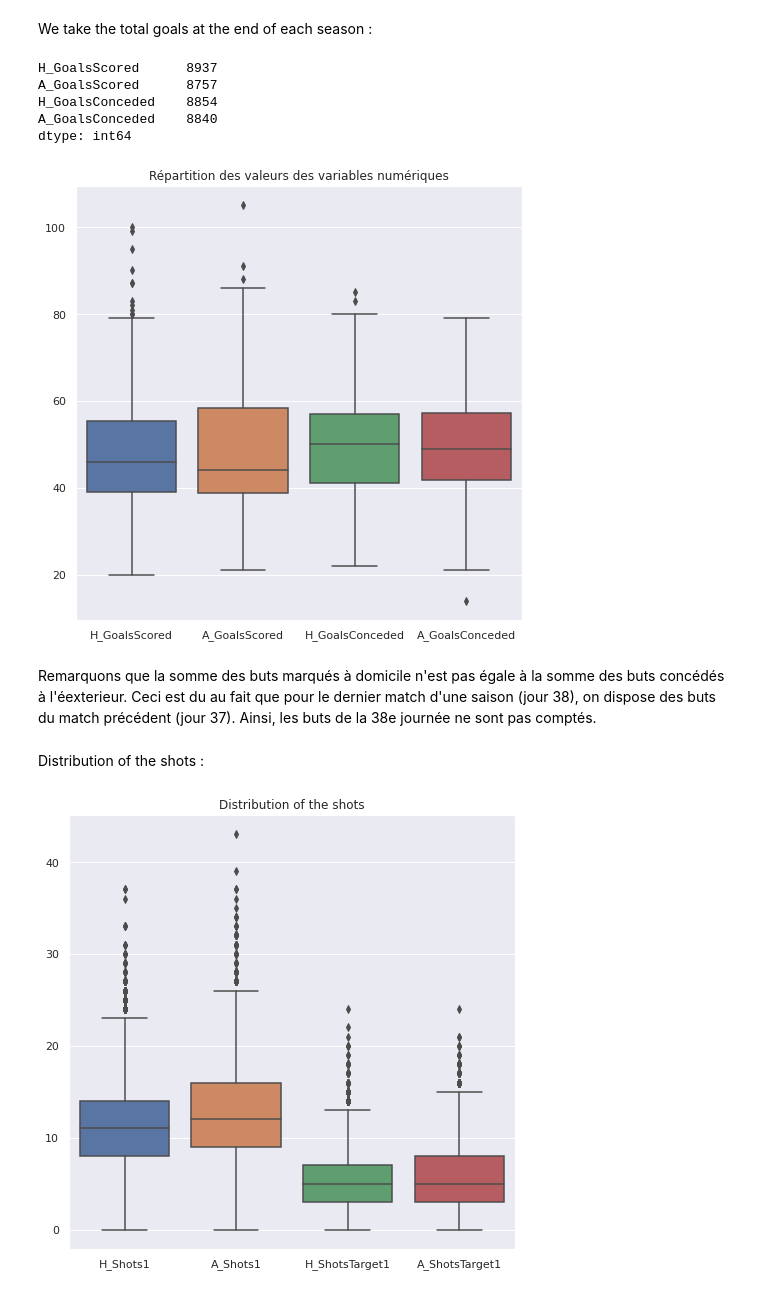
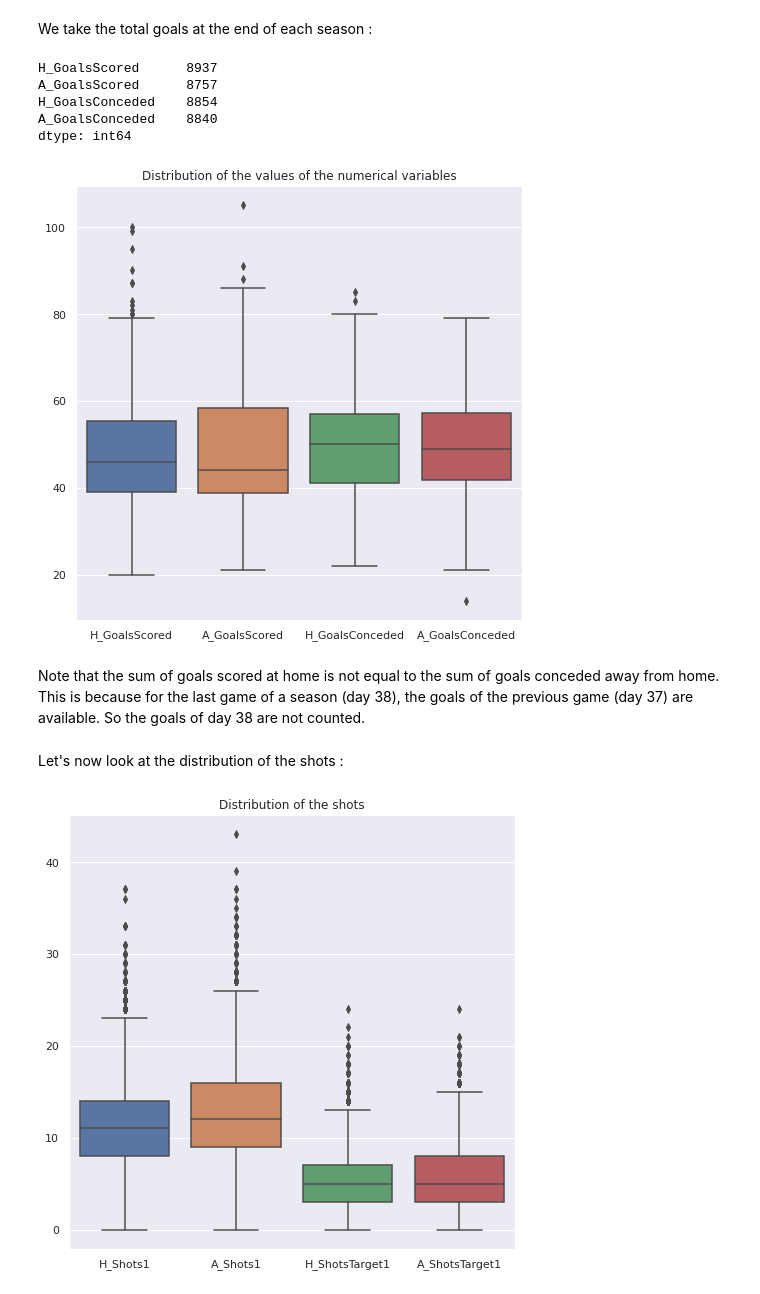
Before and after one commit to leroux95t/FootballResultsPrediction, a Jupyter notebook: starting_kit.ipynb, the cells around one changed output. Saved outputs shown, nothing was run; the diff lists cells and outputs as text; code cells hidden in the pictures.

```diff
--- a/starting_kit.ipynb
+++ b/starting_kit.ipynb
@@ -905,7 +991,7 @@ df_public_test.to_csv(loc + "data_test.csv")
 # %% [markdown]
 Load the data
 # %%
-final_dataset = pd.read_csv(loc +"final_dataset.csv")
+final_dataset = pd.read_csv(loc +"final_dataset_viz.csv")
 final_dataset.drop(columns = ['Unnamed: 0'], inplace = True)
 final_dataset
 # %% [output]
@@ -924,0 +1086,7 @@ final_dataset
+# %%
+difference = final_dataset[(final_dataset["H_name"]=='Liverpool') | (final_dataset["H_name"]=='Chelsea') | (final_dataset["H_name"]=='Man City')|(final_dataset["H_name"]=='Leeds') | (final_dataset["H_name"]=='Blackpool')]
+sns.set(rc={'figure.figsize':(18,8)})
+#ax = sns.countplot(data = difference, x = 'H_name', hue='Result').set_title('Number of matchs played at home')
+participations = 2*difference.groupby('H_name')['Date'].count().copy()
+plt.title("Number of matches played during the 19 seasons under study ")
+ax = participations.plot(kind='bar')
@@ -1045,19 +1206,19 @@ We take the total goals at the end of each season :
 # %%
 sns.set(rc={'figure.figsize':(8,8)})
 total_goals = final_dataset[final_dataset['MatchDay']==38]
 print(total_goals[['H_GoalsScored', 'A_GoalsScored', 'H_GoalsConceded', 'A_GoalsConceded']].sum())
-ax = sns.boxplot(data = total_goals[['H_GoalsScored', 'A_GoalsScored', 'H_GoalsConceded', 'A_GoalsConceded']]).set_title('Répartition des valeurs des variables numériques')
+ax = sns.boxplot(data = total_goals[['H_GoalsScored', 'A_GoalsScored', 'H_GoalsConceded', 'A_GoalsConceded']]).set_title('Distribution of the values of the numerical variables')
 # %% [output]
 H_GoalsScored      8937
 A_GoalsScored      8757
 H_GoalsConceded    8854
 A_GoalsConceded    8840
 dtype: int64
-[figure, old version]
+[figure, new version]
-# %% [markdown]
-Remarquons que la somme des buts marqués à domicile n'est pas égale à la somme des buts concédés à l'éexterieur. Ceci est du au fait que pour le dernier match d'une saison (jour 38), on dispose des buts du match précédent (jour 37). Ainsi, les buts de la 38e journée ne sont pas comptés.
-# %% [markdown]
-Distribution of the shots :
+# %% [markdown]
+Note that the sum of goals scored at home is not equal to the sum of goals conceded away from home. This is because for the last game of a season (day 38), the goals of the previous game (day 37) are available. So the goals of day 38 are not counted.
+# %% [markdown]
+Let's now look at the distribution of the shots :
 # %%
 goals_vars = ['H_Shots1', 'A_Shots1', 'H_ShotsTarget1', 'A_ShotsTarget1']
 
```
Also changed, not shown: parts of 117 cells of this notebook.
